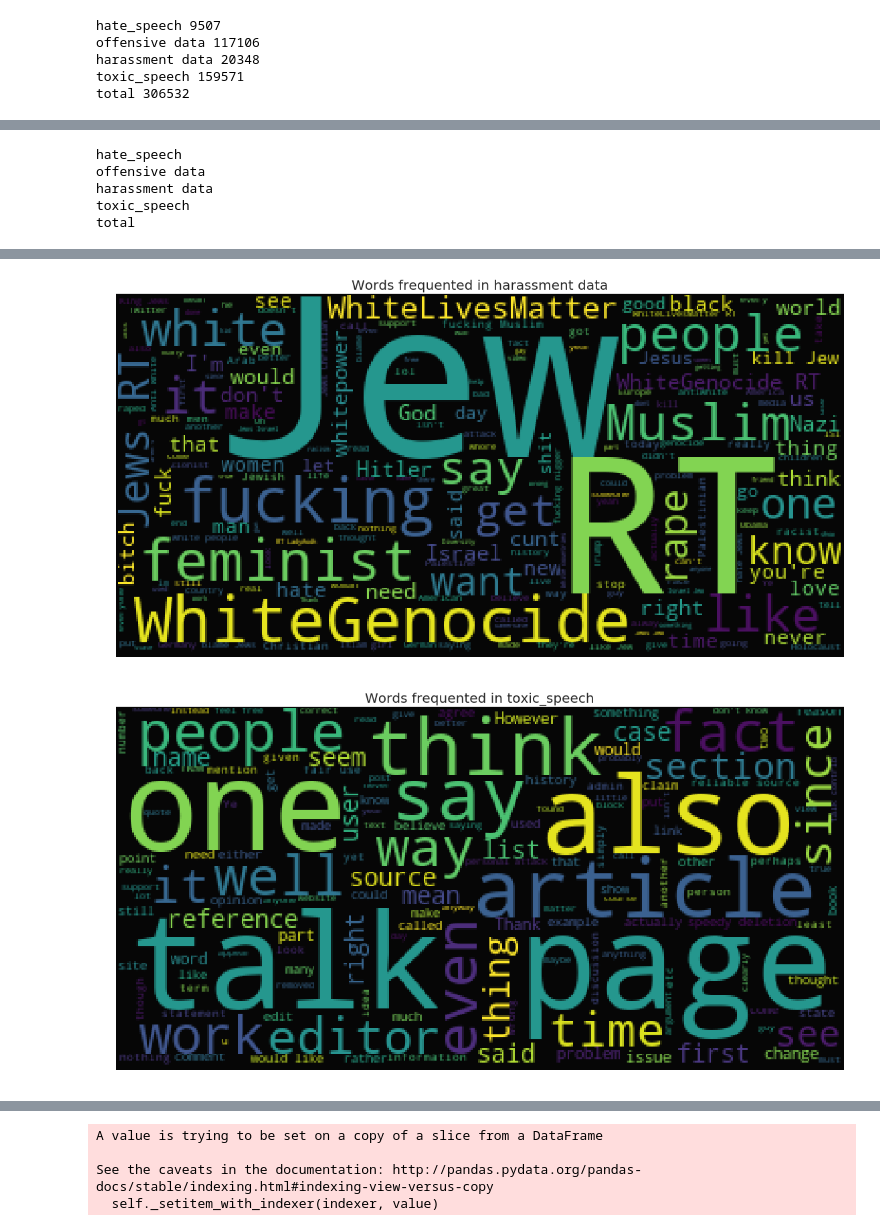
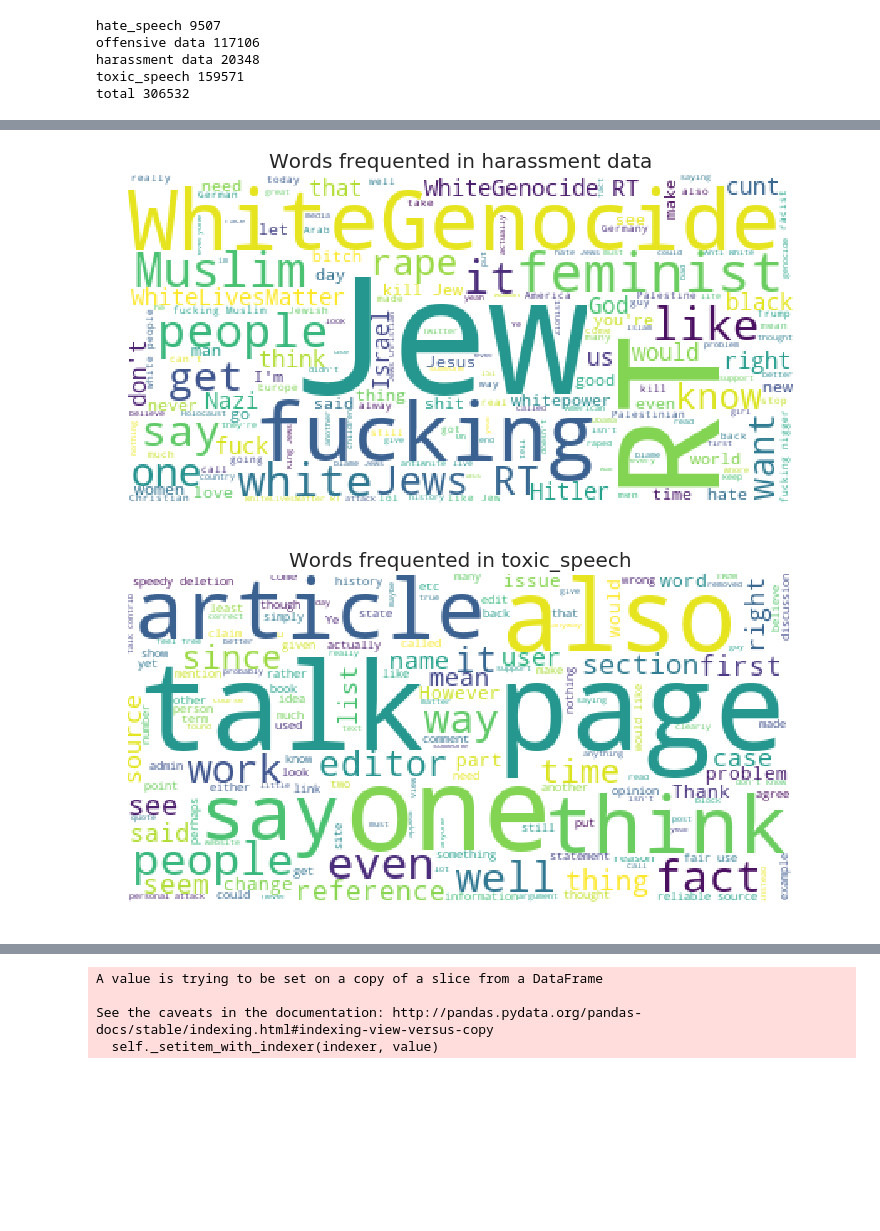
Before and after one commit to AniSkywalker/OffensiveContentDetection, a Jupyter notebook: src/EDA.ipynb, the cells around one changed output, grey strips where cells are left out. Cells and saved outputs as stored; diff of their text form; code cells hidden in the pictures; blank space fills up the shorter version.

Commit message:
resource added

```diff
--- a/src/EDA.ipynb
+++ b/src/EDA.ipynb
@@ -48,11 +49,11 @@ from sklearn.model_selection import train_test_split
 # %%
 st_words = stopwords.words('english')
 # %%
-hate_speech = pd.read_csv('../resource/train/hate_speech_kaggle_train.txt',sep='\t', names=['ID','label','text'])
+hate_speech = pd.read_csv('../resource/train/hate_speech_kaggle_train.txt',sep='\t', names=['id','label','text'])
 # %%
-offensive_speech = pd.read_csv('../resource/train/offensive_train.txt',sep='\t', names=['ID','label','text'])
+offensive_speech = pd.read_csv('../resource/train/offensive_train.txt',sep='\t', names=['id','label','text'])
 # %%
-harrassment_speech = pd.read_csv('../resource/train/onlineHarassmentDataset.txt', sep='\t', names=['ID','label','text'])
+harrassment_speech = pd.read_csv('../resource/train/onlineHarassmentDataset.txt', sep='\t', names=['id','label','text'])
 # %%
 toxic_speech = pd.read_csv('../resource/train/kaggle_toxic_train.csv')
 toxic_speech['text'] = toxic_speech['comment_text']
@@ -120,20 +134,15 @@ plt.show()
 # %%
 for k,v in datasets.items():
-    print(k)
+#     print(k)
     v['text']=[' '.join([f for f in str(t).split(' ') if not f.startswith('http')]) for t in v['text']]
 
 
     text=' '.join(v['text'])
-    wc= WordCloud(background_color="black",max_words=200,stopwords=st_words)
+    wc= WordCloud(background_color="white",max_words=200,stopwords=st_words)
     wc.generate(text)
-    plt.figure(figsize=(20,10))
+    plt.figure(figsize=(12,8))
     plt.axis("off")
     plt.title("Words frequented in " + k, fontsize=20)
     plt.imshow(wc.recolor(colormap= 'viridis' , random_state=17), alpha=0.98)
 plt.show()
 # %% [output]
-hate_speech
-offensive data
-harassment data
-toxic_speech
-total
@@ -142,2 +151,2 @@ total
-[figure, old version]
+[figure, new version]
-[figure, old version]
+[figure, new version]
```
Also changed, not shown: parts of 22 cells of this notebook, 1 other file.
